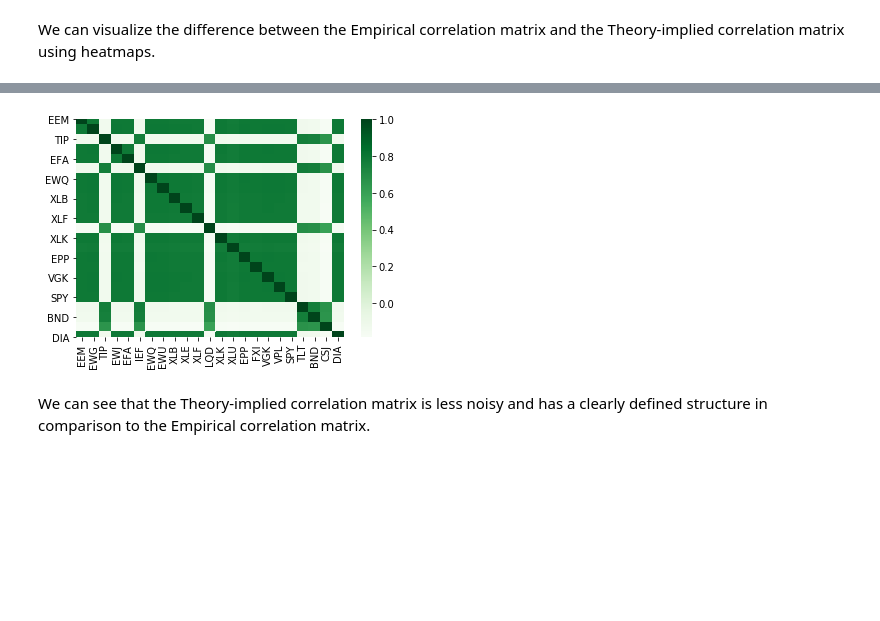
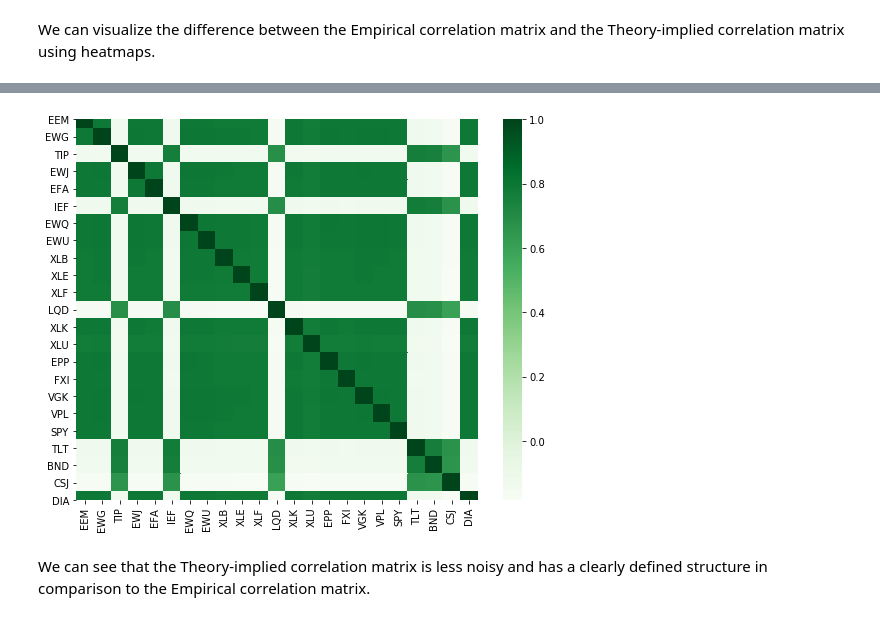
Before and after one commit to tzw101/research, a Jupyter notebook: Portfolio Optimisation Tutorials/Theory Implied Correlation (TIC)/TIC.ipynb, the cells around one changed output, grey strips where cells are left out. Saved outputs shown, nothing was run; the diff lists cells and outputs as text; code cells hidden in the pictures; blank space fills up the shorter version.

```diff
--- a/Portfolio Optimisation Tutorials/Theory Implied Correlation (TIC)/TIC.ipynb
+++ b/Portfolio Optimisation Tutorials/Theory Implied Correlation (TIC)/TIC.ipynb
@@ -247,9 +248,10 @@ plt.show()
 # %%
 # Plotting the heatmap of the Theory-implied correlation matrix
+plt.figure(figsize=(9,7))
 sns.heatmap(etf_tic, cmap="Greens")
 plt.show()
 # %% [output]
-[figure, old version]
+[figure, new version]
 # %% [markdown]
 We can see that the Theory-implied correlation matrix is less noisy and has a clearly defined structure in comparison to the Empirical correlation matrix.
 # %% [markdown]
```
Also changed, not shown: parts of 3 cells of this notebook.
